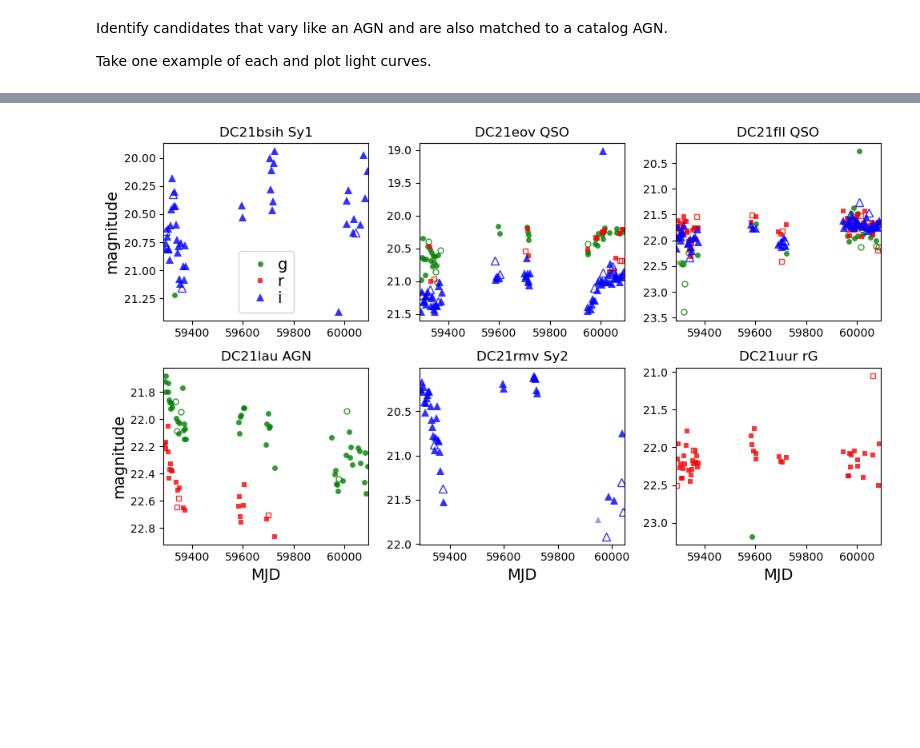
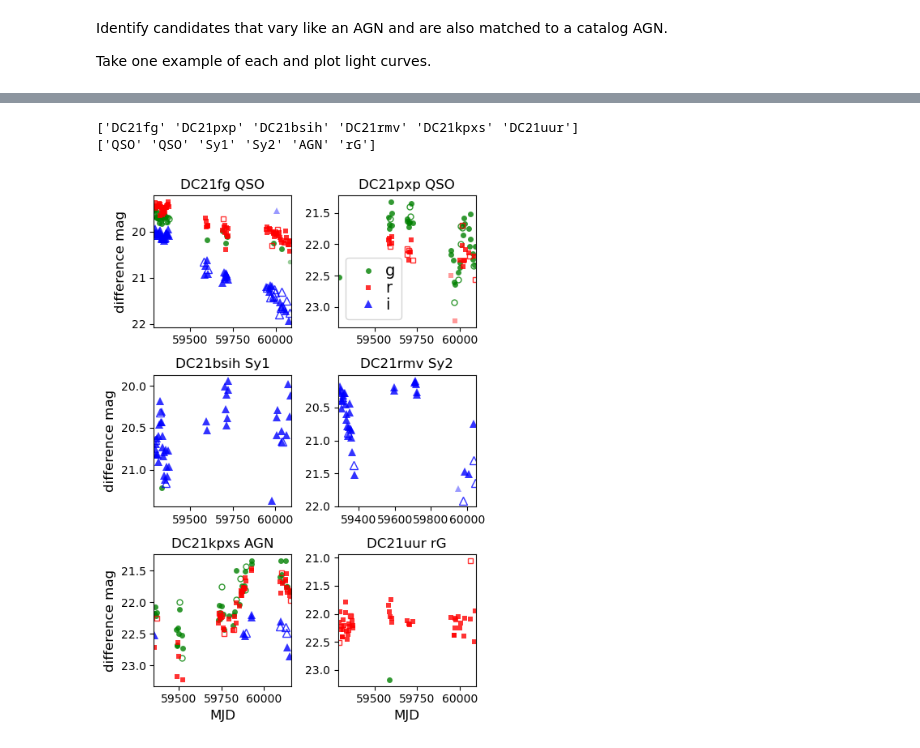
Before and after one commit to MelissaGraham/decam_ddf_tools, a Jupyter notebook: transients_science/AGN/xmatch_simbad/1_cross_match_to_SIMBAD_AGN.ipynb, the cells around one changed output, grey strips where cells are left out. Drawn from its saved outputs; the diff is of its cells as text; code cells hidden in the pictures; blank space fills up the shorter version.

```diff
--- a/transients_science/AGN/xmatch_simbad/1_cross_match_to_SIMBAD_AGN.ipynb
+++ b/transients_science/AGN/xmatch_simbad/1_cross_match_to_SIMBAD_AGN.ipynb
@@ -260,6 +260,9 @@ print(' ')
 
 tx = np.where(cand_nmatches >= 1)[0]
 print('candidates with one or more matches: ', len(tx))
+values, counts = np.unique(agn_type[cand_aindex[tx]], return_counts=True)
+for v, val in enumerate(values):
+    print(val, counts[v])
 del tx
 # %% [output]
 candidates with one match:  137
@@ -362,53 +379,80 @@ rG = radio galaxy
+# %%
+reorder_cand_of_int_type = np.asarray(['QSO', 'QSO', 'Sy1', 'Sy2', 'AGN', 'rG'], dtype='str')
+
+tmp = []
+tx = np.where(cand_of_int_type == 'QSO')[0]
+tmp.append(cand_of_int[tx[0]])
+tmp.append(cand_of_int[tx[1]])
+del tx
+
+tx = np.where(cand_of_int_type == 'Sy1')[0]
+tmp.append(cand_of_int[tx[0]])
+del tx
+
+tx = np.where(cand_of_int_type == 'Sy2')[0]
+tmp.append(cand_of_int[tx[0]])
+del tx
+
+tx = np.where(cand_of_int_type == 'AGN')[0]
+tmp.append(cand_of_int[tx[0]])
+del tx
+
+tx = np.where(cand_of_int_type == 'rG')[0]
+tmp.append(cand_of_int[tx[0]])
+del tx
+
+reorder_cand_of_int = np.asarray(tmp, dtype='str')
+del tmp
+
+print(reorder_cand_of_int)
+print(reorder_cand_of_int_type)
+# %% [output]
+['DC21fg' 'DC21pxp' 'DC21bsih' 'DC21rmv' 'DC21kpxs' 'DC21uur']
+['QSO' 'QSO' 'Sy1' 'Sy2' 'AGN' 'rG']
 # %%
-nrow = 2
-ncol = 3
-fig, ax = plt.subplots(nrow, ncol, figsize=(10, 6), sharex=False, sharey=False)
-
-tx = np.where((paramLC_candid == cand_of_int[0]) |
-              (paramLC_candid == cand_of_int[1]) |
-              (paramLC_candid == cand_of_int[2]) |
-              (paramLC_candid == cand_of_int[3]) |
-              (paramLC_candid == cand_of_int[4]) |
-              (paramLC_candid == cand_of_int[5]))[0]
+nrow = 3
+ncol = 2
+fig, ax = plt.subplots(nrow, ncol, figsize=(5, 7), sharex=False, sharey=False)
 
 x = 0
 for i in range(nrow):
-    ax[i, 0].set_ylabel('magnitude', fontsize=14)
+    ax[i, 0].set_ylabel('difference mag', fontsize=12)
     for j in range(ncol):
-        if x <= len(tx)-1:
+        if x <= len(reorder_cand_of_int)-1:
             for f,filt in enumerate(all_filters):
-                cx0 = np.where((candLC_candid == paramLC_candid[tx[x]]) & \
+                cx0 = np.where((candLC_candid == reorder_cand_of_int[x]) & \
                                (candLC_filter == filt) & (candLC_mrb > 0.4))[0]
-                cx1 = np.where((candLC_candid == paramLC_candid[tx[x]]) & \
+                cx1 = np.where((candLC_candid == reorder_cand_of_int[x]) & \
                                (candLC_filter == filt) & (candLC_mrb <= 0.4) & (candLC_lef == 0))[0]
-                cx2 = np.where((candLC_candid == paramLC_candid[tx[x]]) & \
+                cx2 = np.where((candLC_candid == reorder_cand_of_int[x]) & \
                                (candLC_filter == filt) & (candLC_mrb <= 0.4) & (candLC_lef == 1))[0]
                 ax[i, j].plot(candLC_mjd[cx0], candLC_mag[cx0],
                              all_fshapes[f], ms=all_fsizes[f], mew=0, alpha=0.8, color=all_fcolors[f], label=filt)
                 ax[i, j].plot(candLC_mjd[cx1], candLC_mag[cx1],
                              all_fshapes[f], ms=all_fsizes[f], mew=1, alpha=0.8, color='none', mec=all_fcolors[f])
                 ax[i, j].plot(candLC_mjd[cx2], candLC_mag[cx2],
                              all_fshapes[f], ms=all_fsizes[f]-1, mew=0, alpha=0.4, color=all_fcolors[f])
                 del cx0, cx1, cx2
 
-            cx = np.where((candLC_candid == paramLC_candid[tx[x]]) & (candLC_lef == 0))[0]
+            cx = np.where((candLC_candid == reorder_cand_of_int[x]) & (candLC_lef == 0))[0]
             xmin = np.min(candLC_mjd[cx])
             xmax = np.max(candLC_mjd[cx])
             del cx
             ax[i, j].invert_yaxis()
             ax[i, j].set_xlim([xmin-5, xmax+5])
             del xmin, xmax
-            cx = np.where(cand_of_int == paramLC_candid[tx[x]])[0]
-            ax[i, j].set_title(paramLC_candid[tx[x]] + ' ' + cand_of_int_type[cx[0]])
+            cx = np.where(cand_of_int == reorder_cand_of_int[x])[0]
+            ax[i, j].set_title(reorder_cand_of_int[x] + ' ' + reorder_cand_of_int_type[x])
             x += 1
 
-ax[0, 0].legend(loc='best', labelspacing=0.1, handletextpad=0.1, fontsize=14)
+ax[0, 1].legend(loc='best', labelspacing=0.1, handletextpad=0.1, fontsize=14)
 
 for j in range(ncol):
-    ax[nrow-1, j].set_xlabel('MJD', fontsize=14)
+    ax[nrow-1, j].set_xlabel('MJD', fontsize=12)
 
 plt.tight_layout()
+plt.savefig('agn_xmatch_lc.png')
 plt.show()
-del tx, x
+del x
 # %% [output]
-[figure, old version]
+[figure, new version]
```
Also changed, not shown: parts of 5 cells of this notebook.
